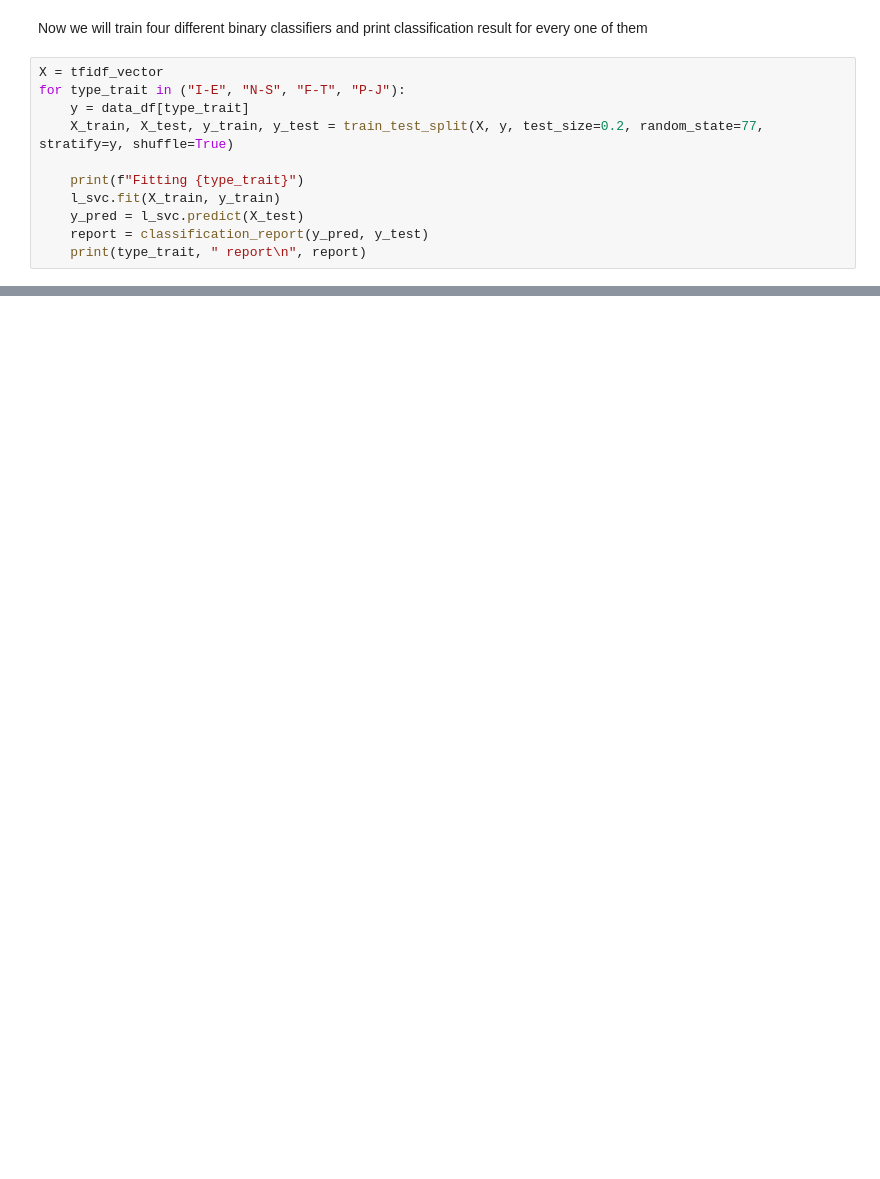
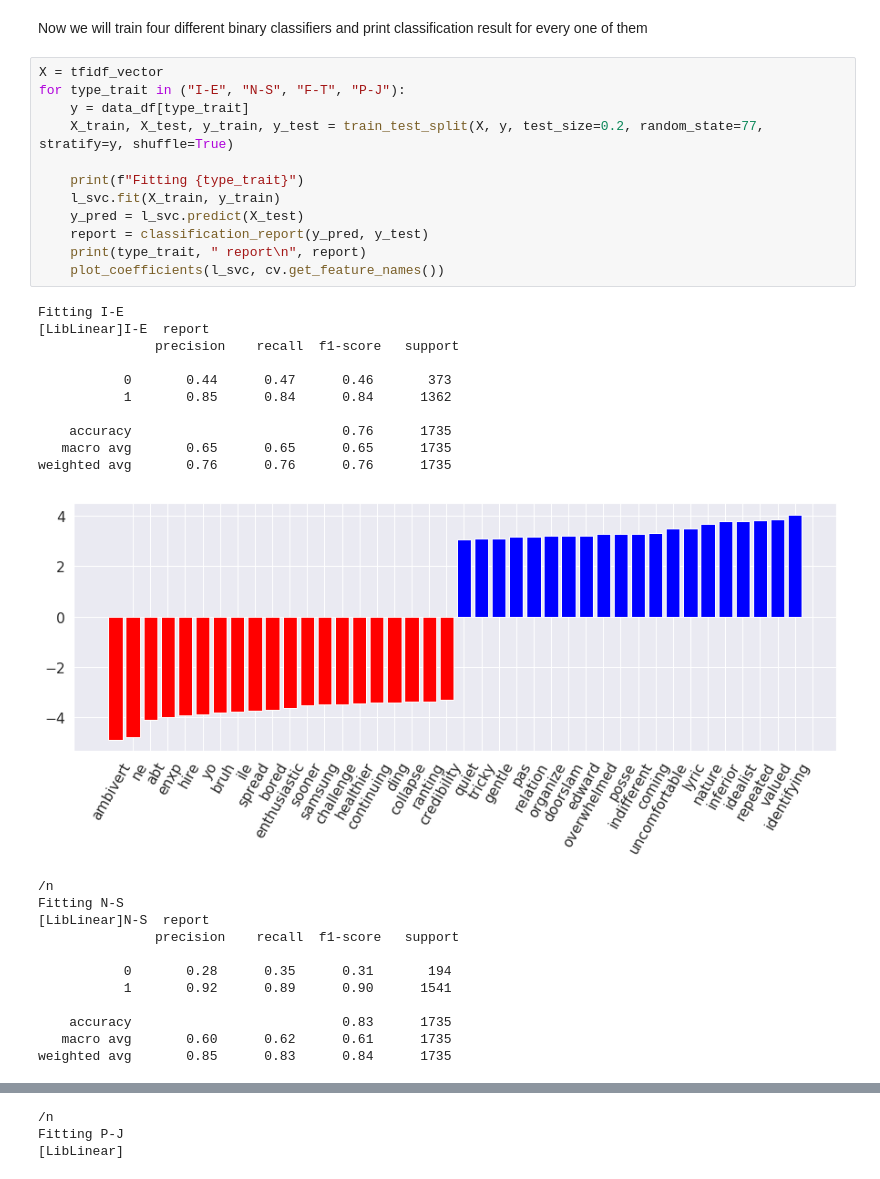
Before and after one commit to aoless/data-science-blog-post, a Jupyter notebook: Personality prediction.ipynb, the cells around one changed output, grey strips where cells are left out. Drawn from its saved outputs; the diff is of its cells as text; blank space fills up the shorter version.

```diff
--- a/Personality prediction.ipynb
+++ b/Personality prediction.ipynb
@@ -284,11 +393,35 @@ Now we will train four different binary classifiers and print classification res
 # %%
 X = tfidf_vector
 for type_trait in ("I-E", "N-S", "F-T", "P-J"):
     y = data_df[type_trait]
     X_train, X_test, y_train, y_test = train_test_split(X, y, test_size=0.2, random_state=77, stratify=y, shuffle=True)
 
     print(f"Fitting {type_trait}")
     l_svc.fit(X_train, y_train)
     y_pred = l_svc.predict(X_test)
     report = classification_report(y_pred, y_test)
     print(type_trait, " report\n", report)
+    plot_coefficients(l_svc, cv.get_feature_names())
+# %% [output]
+Fitting I-E
+[LibLinear]I-E  report
+               precision    recall  f1-score   support
+
+           0       0.44      0.47      0.46       373
+           1       0.85      0.84      0.84      1362
+
+    accuracy                           0.76      1735
+   macro avg       0.65      0.65      0.65      1735
+weighted avg       0.76      0.76      0.76      1735
+[figure, added]
+/n
+Fitting N-S
+[LibLinear]N-S  report
+               precision    recall  f1-score   support
+
+           0       0.28      0.35      0.31       194
+           1       0.92      0.89      0.90      1541
+
+    accuracy                           0.83      1735
+   macro avg       0.60      0.62      0.61      1735
+weighted avg       0.85      0.83      0.84      1735
@@ -295,2 +441,5 @@ for type_trait in ("I-E", "N-S", "F-T", "P-J"):
+/n
+Fitting P-J
+[LibLinear]
 # %%
 def show_results(values, names):
```
Also changed, not shown: parts of 43 cells of this notebook.
